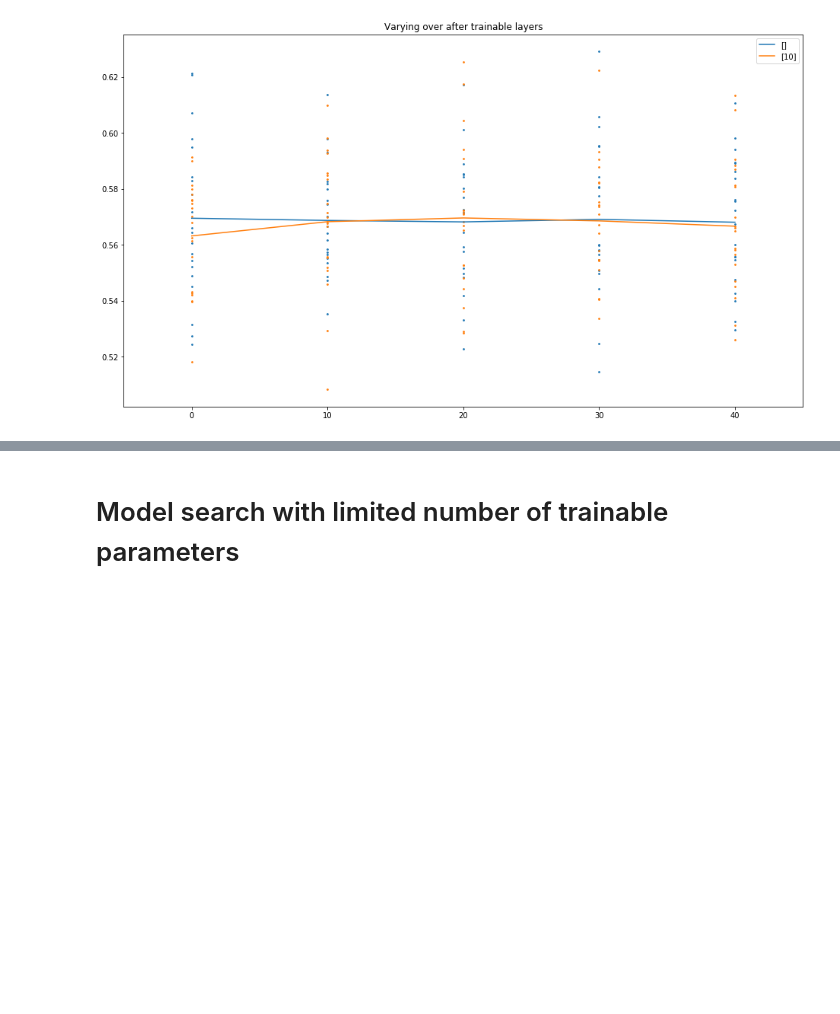
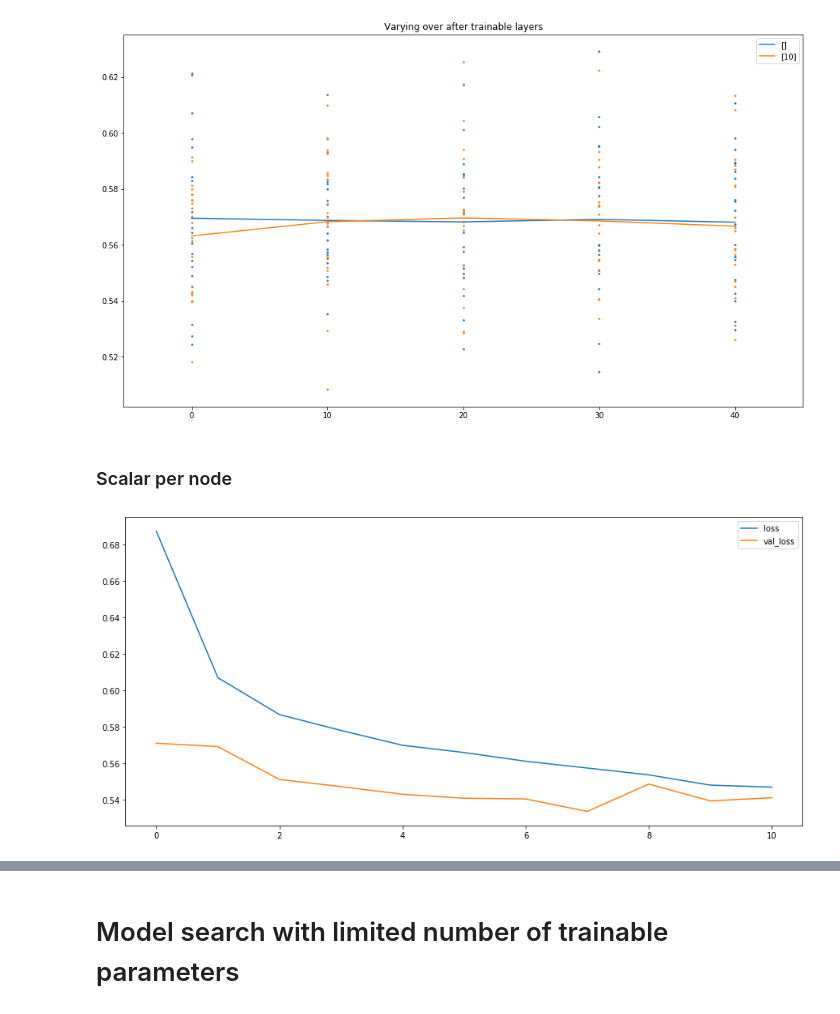
Before and after one commit to matejsladek/random_layers, a Jupyter notebook: code/experiments/census-income/Census Income.ipynb, the cells around one changed output, grey strips where cells are left out. Saved outputs shown, nothing was run; the diff lists cells and outputs as text; code cells hidden in the pictures; blank space fills up the shorter version.

Commit message:
Finished running weight per node script

```diff
--- a/code/experiments/census-income/Census Income.ipynb
+++ b/code/experiments/census-income/Census Income.ipynb
@@ -710,3 +707,21 @@ plot_marginals(
 with open("output/result4.output", 'w+') as file:
     file.writelines([str(results_double_residual_relu.shape).lstrip("(").rstrip(")") + "\n"])
     np.savetxt(file, results_double_residual_relu.reshape(-1, folds))
+# %% [markdown]
+### Scalar per node
+# %%
+class ElementWiseLayer(keras.layers.Layer):
+    def __init__(self):
+        super(ElementWiseLayer, self).__init__()
+
+    def build(self, input_shape):
+        print(input_shape)
+        self.kernel = self.add_weight(
+            name="kernel",
+            shape=(input_shape[-1],),
+            initializer=tf.random_uniform_initializer(),
+            trainable=True,
+        )
+
+    def call(self, x):
+        return tf.multiply(x, self.kernel)
@@ -712,0 +766,40 @@ with open("output/result4.output", 'w+') as file:
+# %%
+results_elementwise_layer = np.zeros(model_configurations_residual.shape[:-1] + (folds,))
+# %%
+for i, model_type in list(enumerate(model_configurations_residual.reshape(-1, 3)))[2:]:
+    for j, (train_ids, test_ids) in enumerate(KFold(n_splits=10, shuffle=True).split(np.arange(dataset.shape[0]))):
+        print(i, j, sep=", ")
+        half_validate = round(len(test_ids) / 2)
+
+        model = build_model_elementwise_layer(*model_type)
+        model.compile(optimizer="adam", loss="mean_squared_error")
+        model.fit(
+            train[train_ids], labels[train_ids],
+            64,
+            epochs=100,
+            shuffle=True,
+            validation_data=(
+                train[test_ids][:half_validate], labels[test_ids][:half_validate],
+            ),
+            callbacks=[
+                keras.callbacks.EarlyStopping(
+                    patience=3,
+                    restore_best_weights=True,
+                ),
+#                 keras.callbacks.TensorBoard(
+#                     log_dir="logs/" + "log_" + datetime.now().strftime("%Y%m%d-%H%M%S"),
+#                     histogram_freq=1,
+#                     embeddings_freq=1,
+#                     profile_batch=0,
+#                 ),
+                PlotLosses(),
+            ],
+        )
+
+        score = model.evaluate(
+            train[test_ids][round(len(test_ids) / 2):], labels[test_ids][round(len(test_ids) / 2):],
+            verbose=0,
+        )
+        results_elementwise_layer.reshape(-1, folds)[i, j] = score
+# %% [output]
+[figure, added]
```
Also changed, not shown: parts of 6 cells of this notebook.
